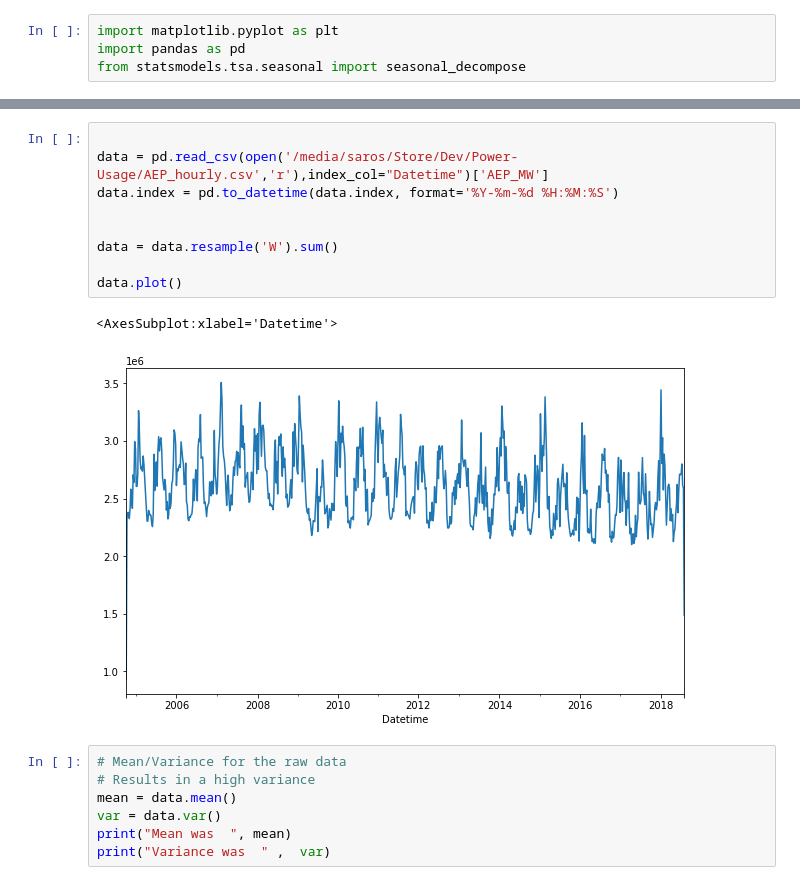
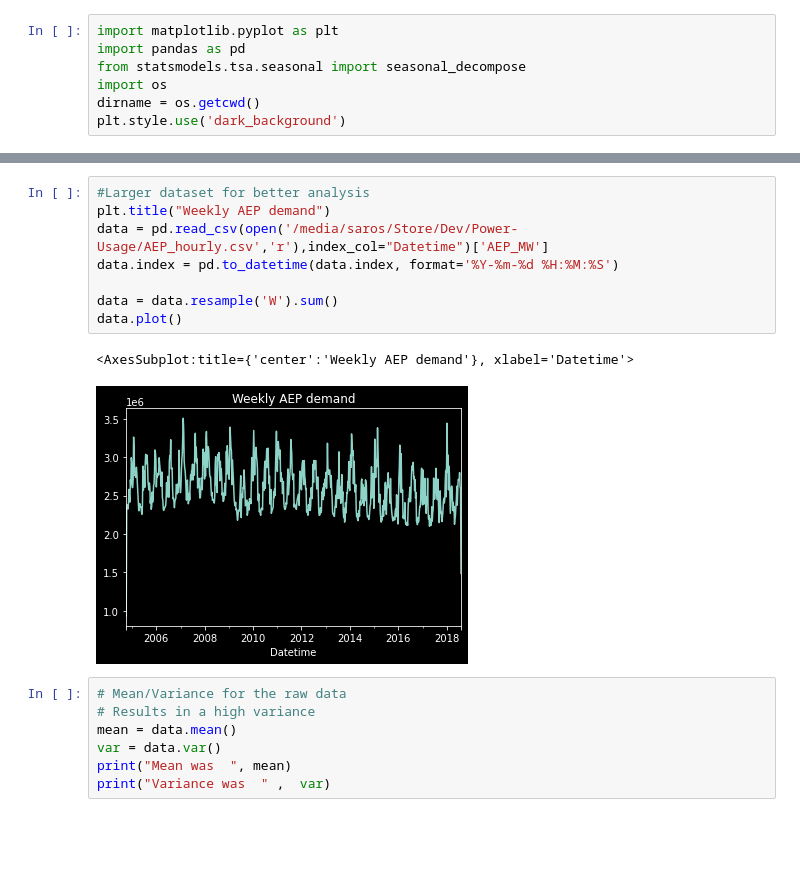
Before and after one commit to sarossilli/Power-Usage-Prediction, a Jupyter notebook: Notebook_EDA.ipynb, the cells around one changed output, grey strips where cells are left out. Drawn from its saved outputs; the diff is of its cells as text; blank space fills up the shorter version.

```diff
--- a/Notebook_EDA.ipynb
+++ b/Notebook_EDA.ipynb
@@ -2,3 +2,6 @@
 import matplotlib.pyplot as plt
 import pandas as pd
 from statsmodels.tsa.seasonal import seasonal_decompose
+import os
+dirname = os.getcwd()
+plt.style.use('dark_background')
@@ -5,15 +81,14 @@ from statsmodels.tsa.seasonal import seasonal_decompose
 # %%
-
+#Larger dataset for better analysis
+plt.title("Weekly AEP demand")
 data = pd.read_csv(open('/media/saros/Store/Dev/Power-Usage/AEP_hourly.csv','r'),index_col="Datetime")['AEP_MW']
 data.index = pd.to_datetime(data.index, format='%Y-%m-%d %H:%M:%S')
 
-
 data = data.resample('W').sum()
-
 data.plot()
 # %% [output]
-<AxesSubplot:xlabel='Datetime'>
+<AxesSubplot:title={'center':'Weekly AEP demand'}, xlabel='Datetime'>
-[figure, old version]
+[figure, new version]
 # %%
 # Mean/Variance for the raw data
 # Results in a high variance
```
Also changed, not shown: parts of 17 cells of this notebook, 11 other files.
